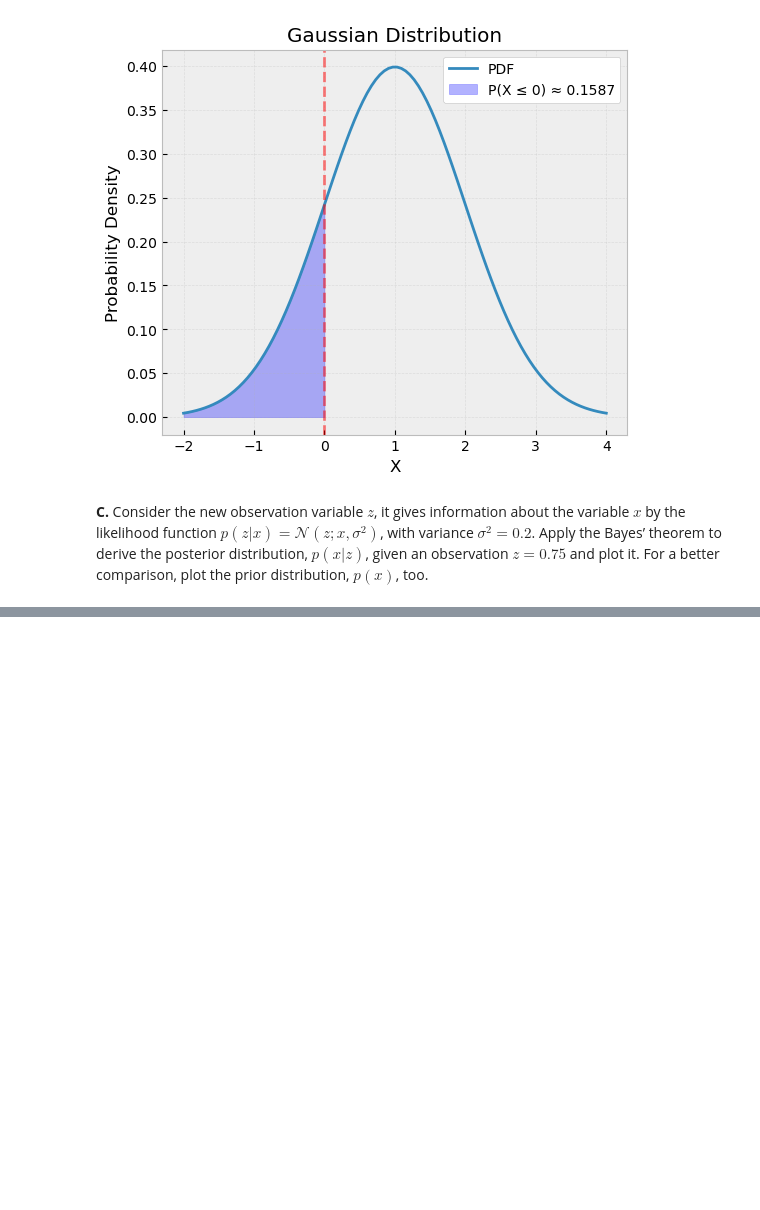
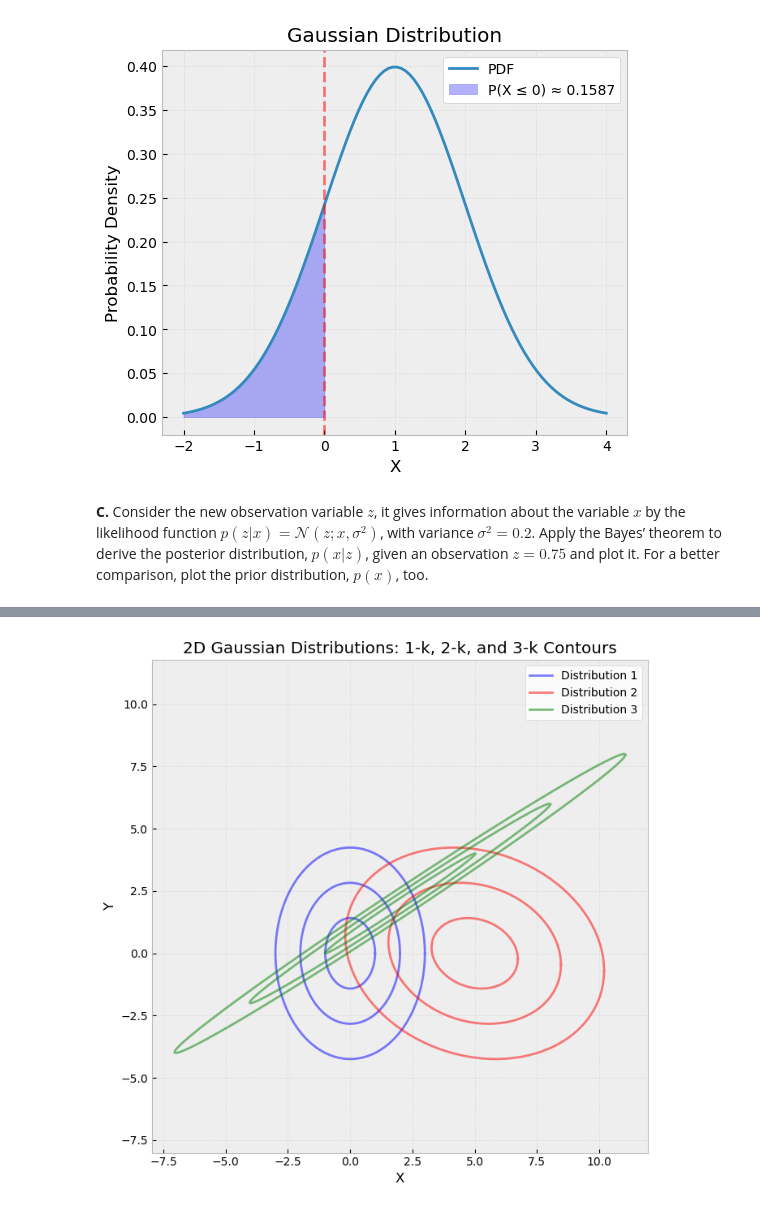
Before and after one commit to Fatyhich/sk_perception, a Jupyter notebook: PS/PS1_Fatykhich.ipynb, the cells around one changed output, grey strips where cells are left out. Saved outputs shown, nothing was run; the diff lists cells and outputs as text; code cells hidden in the pictures; blank space fills up the shorter version.

```diff
--- a/PS/PS1_Fatykhich.ipynb
+++ b/PS/PS1_Fatykhich.ipynb
@@ -88,0 +117,14 @@ plt.show()
+# %%
+mean = np.array([
+    [0, 5, 2],
+    [0, 0, 2]
+])
+
+cov = np.array([
+    [1, 0, 3, -0.4, 9.1, 6],
+    [0, 2, -0.4, 2, 6, 4]
+])
+
+for i in range(len(mean.T)):
+    print(f'mean\n {mean[:,i]}')
+    print(f'cov\n {cov[:,2*i:2*(i+1)]}')
@@ -88,0 +147,28 @@ plt.show()
+# %%
+# Create figure
+plt.figure(figsize=(7,7))
+
+# Plot contours for each distribution
+sigmas = [1, 2, 3]
+distributions = [
+    (mean[:,0], cov[:,0:2], 'Distribution 1'),
+    (mean[:,1], cov[:,2:4], 'Distribution 2'),
+    (mean[:,2], cov[:,4:6], 'Distribution 3')
+]
+colors = ['blue', 'red', 'green']
+
+for (mu, sigma, name), color in zip(distributions, colors):
+    for k in sigmas:
+        plot2dcov(mu, sigma, k, color=color, alpha=0.5,
+                 label=f'{name}' if k==1 else None)
+
+plt.grid(True, alpha=0.3)
+plt.xlabel('X')
+plt.ylabel('Y')
+plt.title('2D Gaussian Distributions: 1-k, 2-k, and 3-k Contours')
+plt.legend(facecolor='white', loc='upper right')
+plt.axis('equal')  # set_aspect('equal')
+plt.tight_layout()
+plt.show()
+# %% [output]
+[figure, added]
```
Also changed, not shown: parts of 9 cells of this notebook.
